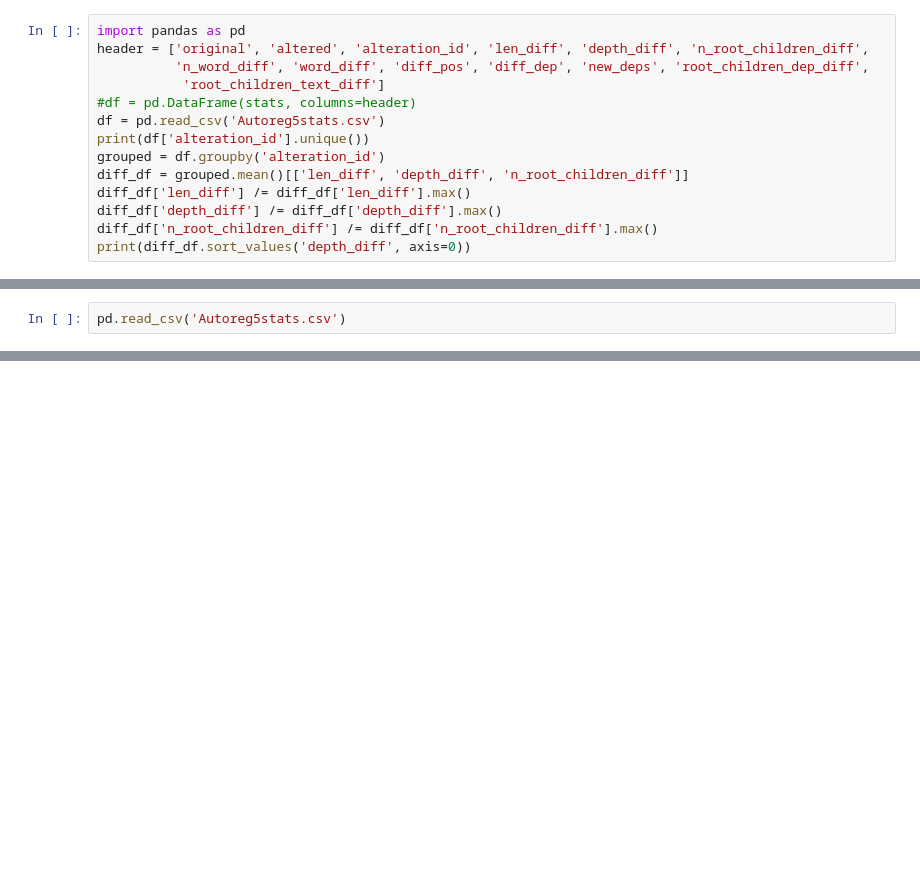
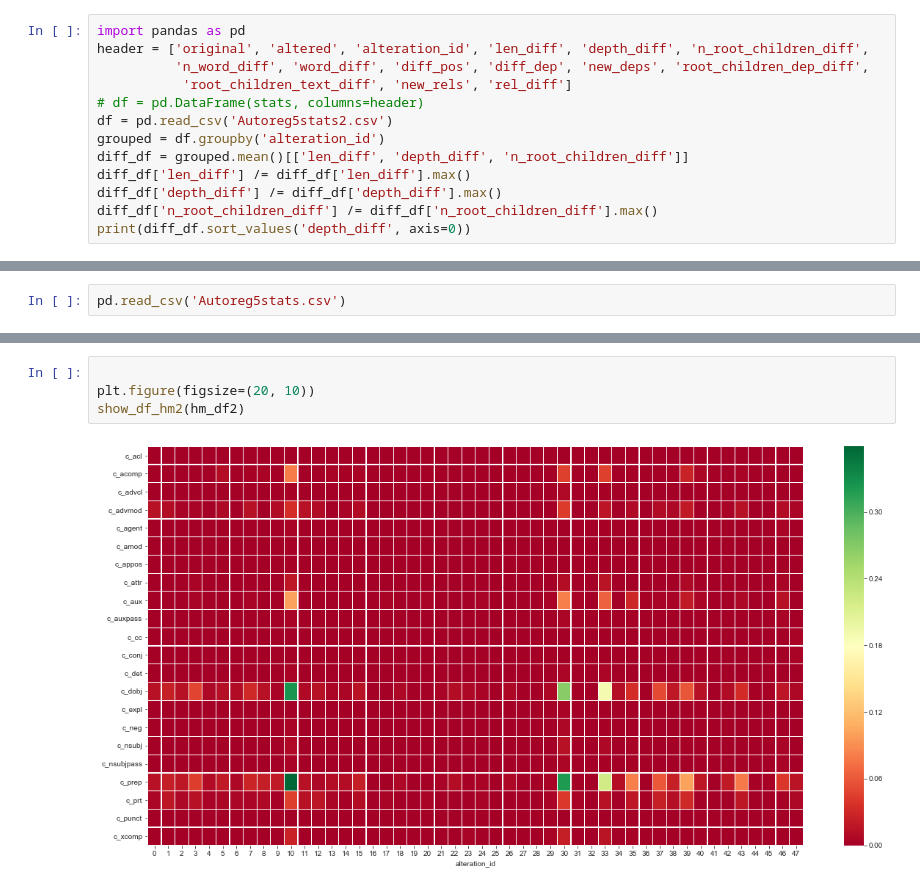
Before and after one commit to ghazi-f/QKVAE, a Jupyter notebook: disentanglement_transformer/Model_Analysis.ipynb, the cells around one changed output, grey strips where cells are left out. Saved outputs shown, nothing was run; the diff lists cells and outputs as text; blank space fills up the shorter version.

```diff
--- a/disentanglement_transformer/Model_Analysis.ipynb
+++ b/disentanglement_transformer/Model_Analysis.ipynb
@@ -569,10 +736,9 @@ for i in range(int(n_samples/batch_size)):
 import pandas as pd
 header = ['original', 'altered', 'alteration_id', 'len_diff', 'depth_diff', 'n_root_children_diff',
           'n_word_diff', 'word_diff', 'diff_pos', 'diff_dep', 'new_deps', 'root_children_dep_diff',
-           'root_children_text_diff']
-#df = pd.DataFrame(stats, columns=header)
-df = pd.read_csv('Autoreg5stats.csv')
-print(df['alteration_id'].unique())
+           'root_children_text_diff', 'new_rels', 'rel_diff']
+# df = pd.DataFrame(stats, columns=header)
+df = pd.read_csv('Autoreg5stats2.csv')
 grouped = df.groupby('alteration_id')
 diff_df = grouped.mean()[['len_diff', 'depth_diff', 'n_root_children_diff']]
 diff_df['len_diff'] /= diff_df['len_diff'].max()
@@ -717,0 +944,6 @@ pd.read_csv('Autoreg5stats.csv')
+# %%
+
+plt.figure(figsize=(20, 10))
+show_df_hm2(hm_df2)
+# %% [output]
+[figure, added]
```
Also changed, not shown: parts of 17 cells of this notebook.
